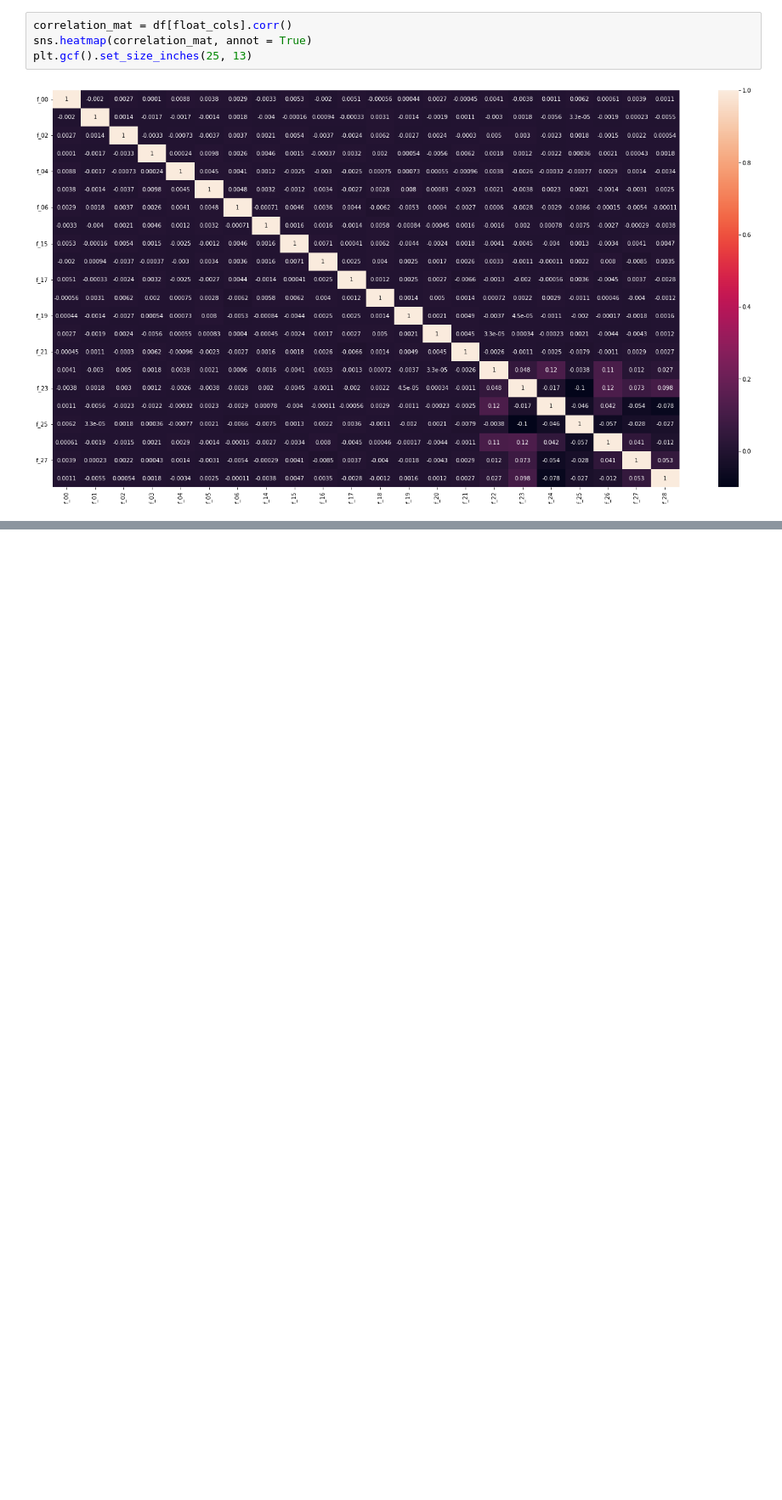
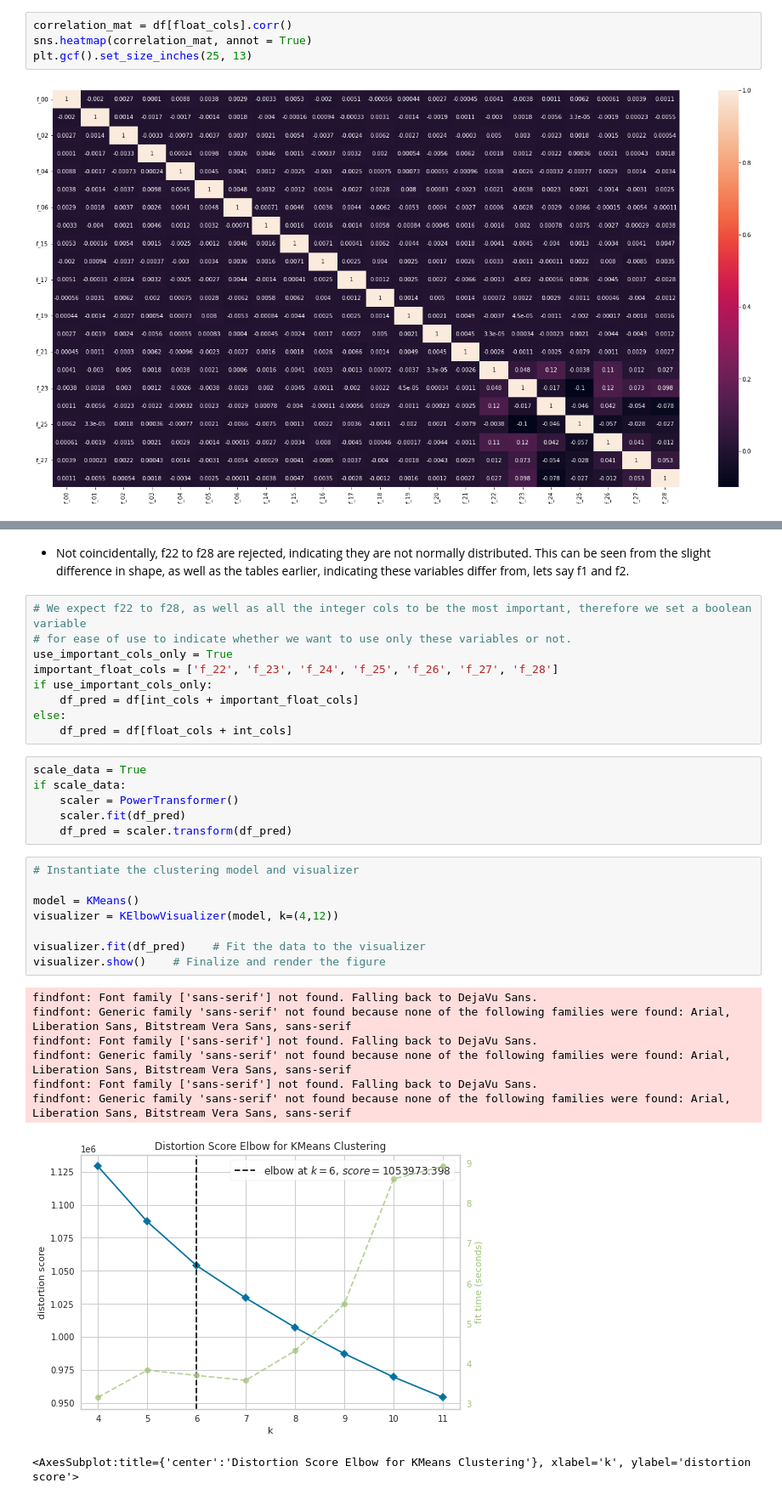
Before and after one commit to JesseSchouten/TabularPlaygroundSeries, a Jupyter notebook: notebooks/exploratory_analysis_v1.ipynb, the cells around one changed output, grey strips where cells are left out. Shown: that part at 85% size. Cells and saved outputs as stored; diff of their text form; blank space fills up the shorter version.

Commit message:
feat: add second iteration, model score 0.55, only available in notebook for first draft

```diff
--- a/notebooks/exploratory_analysis_v1.ipynb
+++ b/notebooks/exploratory_analysis_v1.ipynb
@@ -249,3 +205,37 @@ We have no evidence 15 columns are not normally distributed.
+# %% [markdown]
+- Not coincidentally, f22 to f28 are rejected, indicating they are not normally distributed. This can be seen from the slight difference in shape, as well as the tables earlier, indicating these variables differ from, lets say f1 and f2.
+# %%
+# We expect f22 to f28, as well as all the integer cols to be the most important, therefore we set a boolean variable
+# for ease of use to indicate whether we want to use only these variables or not.
+use_important_cols_only = True
+important_float_cols = ['f_22', 'f_23', 'f_24', 'f_25', 'f_26', 'f_27', 'f_28']
+if use_important_cols_only:
+    df_pred = df[int_cols + important_float_cols]
+else:
+    df_pred = df[float_cols + int_cols]
+# %%
+scale_data = True
+if scale_data:
+    scaler = PowerTransformer()
+    scaler.fit(df_pred)
+    df_pred = scaler.transform(df_pred)
+# %%
+# Instantiate the clustering model and visualizer
+
+model = KMeans()
+visualizer = KElbowVisualizer(model, k=(4,12))
+
+visualizer.fit(df_pred)    # Fit the data to the visualizer
+visualizer.show()    # Finalize and render the figure
+# %% [output]
+findfont: Font family ['sans-serif'] not found. Falling back to DejaVu Sans.
+findfont: Generic family 'sans-serif' not found because none of the following families were found: Arial, Liberation Sans, Bitstream Vera Sans, sans-serif
+findfont: Font family ['sans-serif'] not found. Falling back to DejaVu Sans.
+findfont: Generic family 'sans-serif' not found because none of the following families were found: Arial, Liberation Sans, Bitstream Vera Sans, sans-serif
+findfont: Font family ['sans-serif'] not found. Falling back to DejaVu Sans.
+findfont: Generic family 'sans-serif' not found because none of the following families were found: Arial, Liberation Sans, Bitstream Vera Sans, sans-serif
+[figure, added]
+<AxesSubplot:title={'center':'Distortion Score Elbow for KMeans Clustering'}, xlabel='k', ylabel='distortion score'>
 # %%
 from sklearn.mixture import GaussianMixture
 from sklearn.metrics import silhouette_score
```
Also changed, not shown: parts of 22 cells of this notebook, 2 other files.
